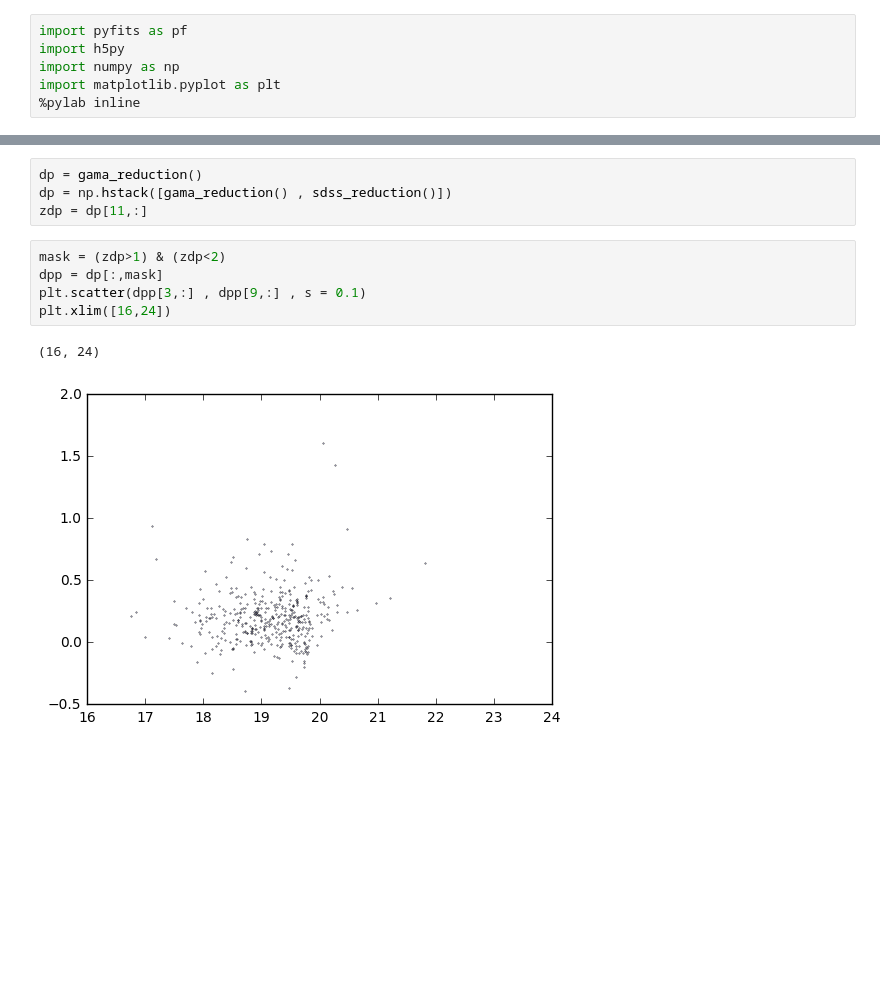
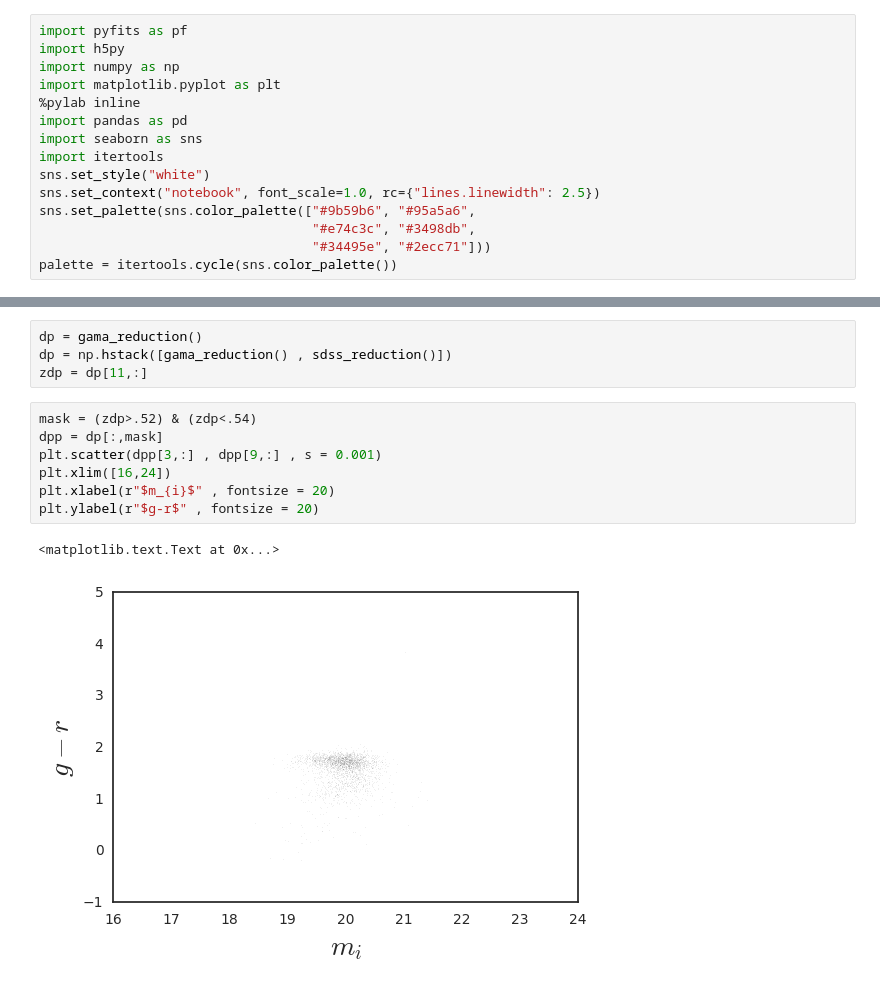
Before and after one commit to mjvakili/redsq, a Jupyter notebook: code/catalog_unifier.ipynb, the cells around one changed output, grey strips where cells are left out. Cells and saved outputs as stored; diff of their text form; blank space fills up the shorter version.

```diff
--- a/code/catalog_unifier.ipynb
+++ b/code/catalog_unifier.ipynb
@@ -4,6 +4,15 @@ import h5py
 import numpy as np
 import matplotlib.pyplot as plt
 %pylab inline
+import pandas as pd
+import seaborn as sns
+import itertools
+sns.set_style("white")
+sns.set_context("notebook", font_scale=1.0, rc={"lines.linewidth": 2.5})
+sns.set_palette(sns.color_palette(["#9b59b6", "#95a5a6",
+                                   "#e74c3c", "#3498db",
+                                   "#34495e", "#2ecc71"]))
+palette = itertools.cycle(sns.color_palette())
 # %% [output]
 Populating the interactive namespace from numpy and matplotlib
 # %%
@@ -182,12 +191,14 @@ dp = gama_reduction()
 dp = np.hstack([gama_reduction() , sdss_reduction()])
 zdp = dp[11,:]
 # %%
-mask = (zdp>1) & (zdp<2)
+mask = (zdp>.52) & (zdp<.54)
 dpp = dp[:,mask]
-plt.scatter(dpp[3,:] , dpp[9,:] , s = 0.1)
+plt.scatter(dpp[3,:] , dpp[9,:] , s = 0.001)
 plt.xlim([16,24])
+plt.xlabel(r"$m_{i}$" , fontsize = 20)
+plt.ylabel(r"$g-r$" , fontsize = 20)
 # %% [output]
-(16, 24)
+<matplotlib.text.Text at 0x...>
-[figure, old version]
+[figure, new version]
 # %%
 fig , ax = plt.subplots(nrows=3,ncols=1 , figsize=(5,10))
```
Also changed, not shown: parts of 3 cells of this notebook.
